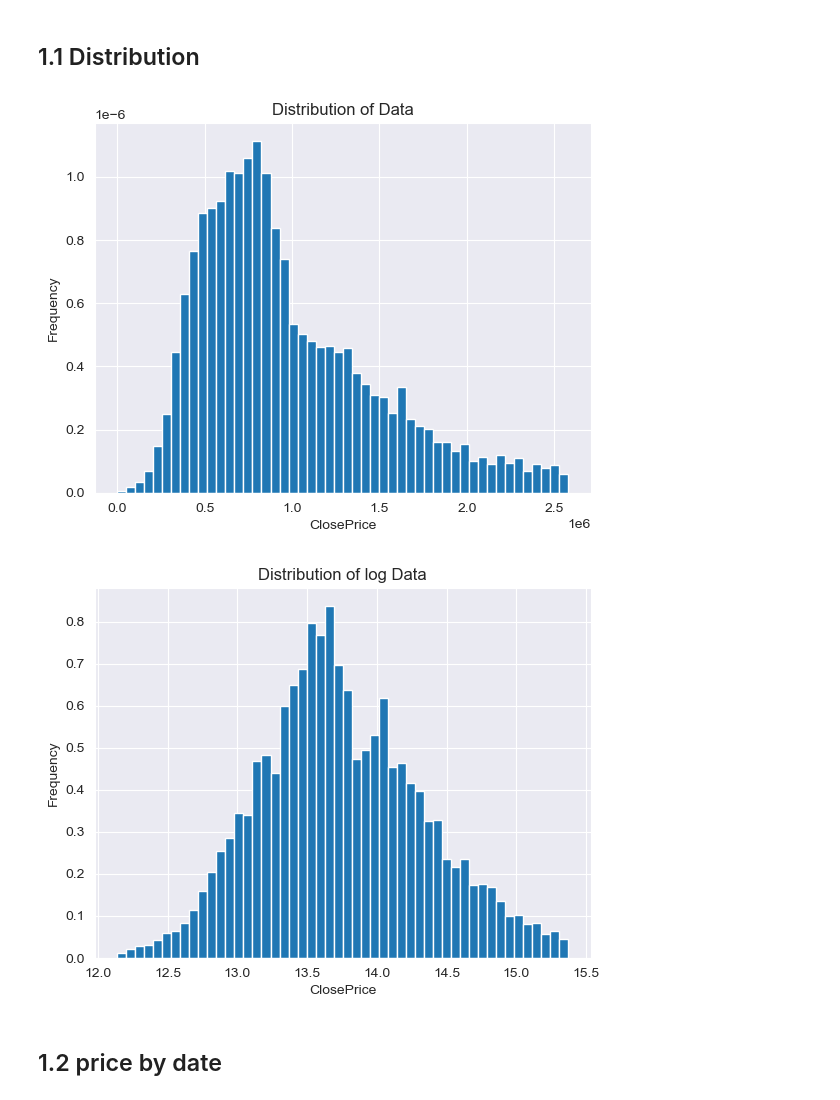
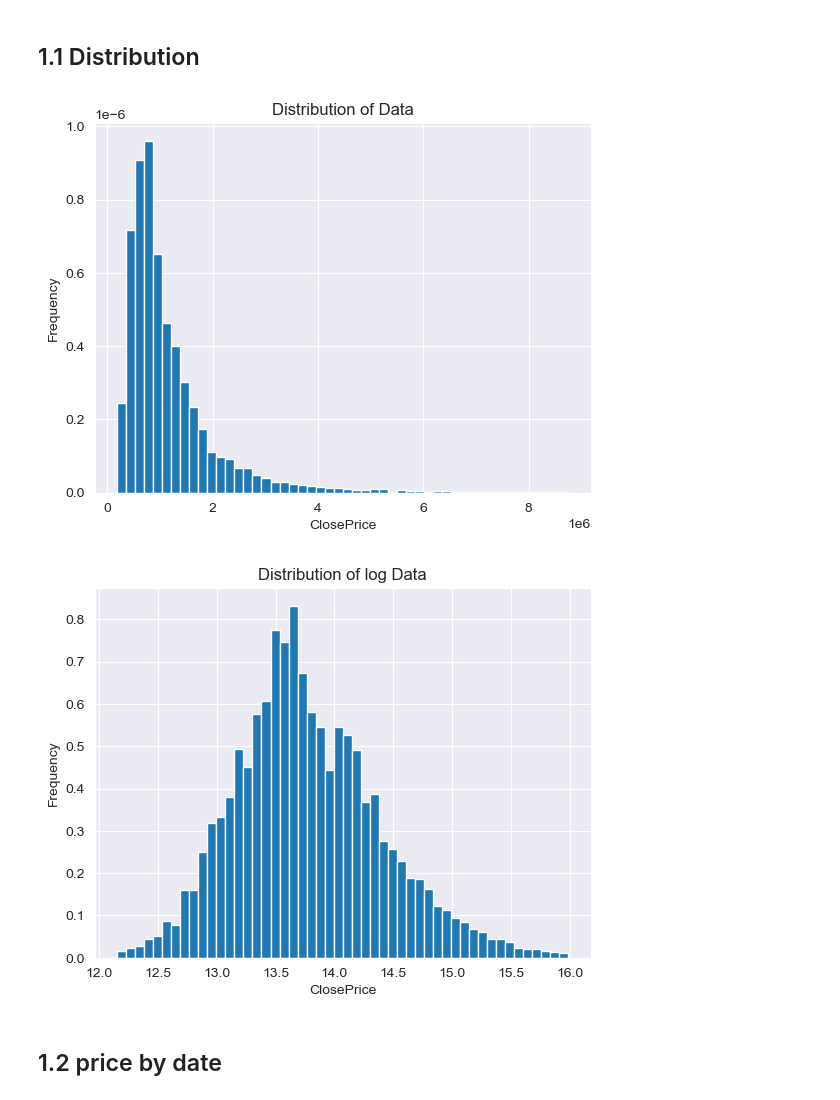
Before and after one commit to FYlee39/IDX_Intern_self, a Jupyter notebook: eda.ipynb, the cells around one changed output. Saved outputs shown, nothing was run; the diff lists cells and outputs as text; code cells hidden in the pictures.

```diff
--- a/eda.ipynb
+++ b/eda.ipynb
@@ -109,22 +95,16 @@ log_upper = log_Q3 + 1.5 * log_IQR
 # %%
-# Show distribution of data within certain range
-xmin = lower
-xmax = upper
-x_filtered = close_price[(close_price >= xmin) & (close_price <= xmax)]
-plt.hist(x_filtered, bins=50, density=True)
+# Show distribution of data
+plt.hist(close_price, bins=50, density=True)
 plt.xlabel("ClosePrice")
 plt.ylabel("Frequency")
 plt.title("Distribution of Data")
 plt.grid(True)
 
 plt.show()
 # %% [output]
-[figure, old version]
+[figure, new version]
 # %%
-log_xmin = log_lower
-log_xmax = log_upper
-log_x_filtered = log_close_price[(log_close_price >= log_xmin) & (log_close_price <= log_xmax)]
-plt.hist(log_x_filtered, bins=50, density=True)
+plt.hist(log_close_price, bins=50, density=True)
 plt.xlabel("ClosePrice")
 plt.ylabel("Frequency")
 plt.title("Distribution of log Data")
@@ -132,7 +112,7 @@ plt.grid(True)
 
 plt.show()
 # %% [output]
-[figure, old version]
+[figure, new version]
 # %% [markdown]
 
 ## 1.2 price by date
```
Also changed, not shown: parts of 11 cells of this notebook, 1 other file.
